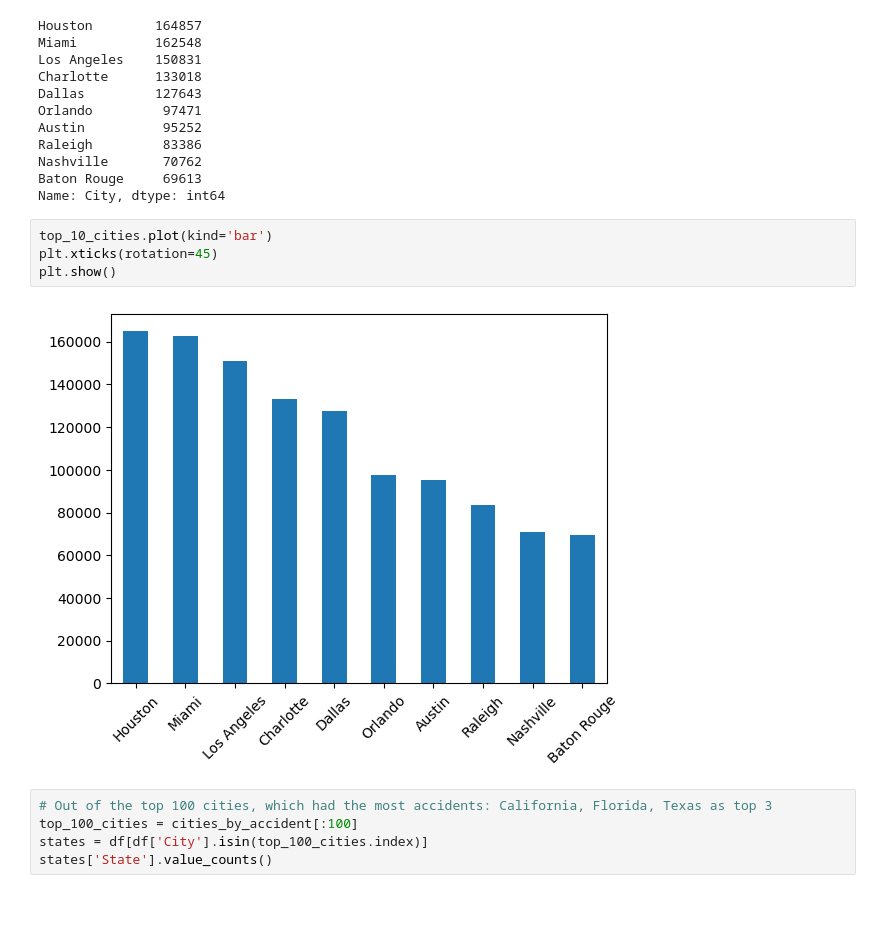
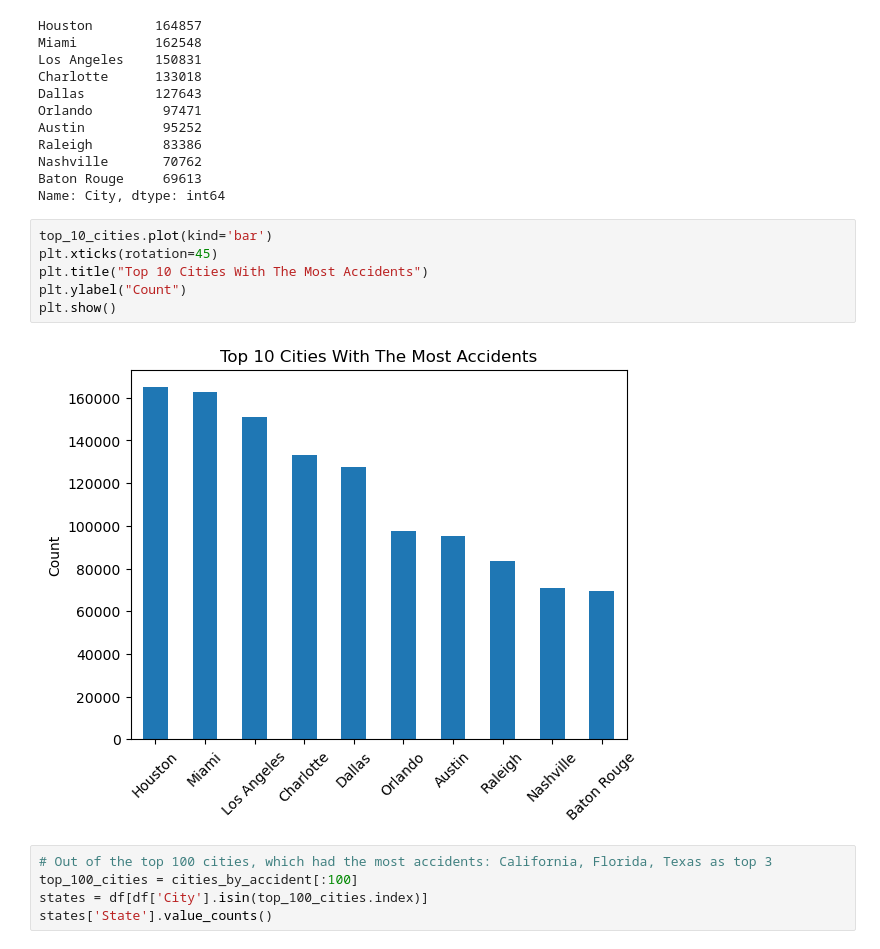
Before and after one commit to Kestrel86/US_AccidentModel, a Jupyter notebook: US_Accidents_EDA.ipynb, the cells around one changed output. Saved outputs shown, nothing was run; the diff lists cells and outputs as text; blank space fills up the shorter version.

```diff
--- a/US_Accidents_EDA.ipynb
+++ b/US_Accidents_EDA.ipynb
@@ -228,9 +228,11 @@ Name: City, dtype: int64
 # %%
 top_10_cities.plot(kind='bar')
 plt.xticks(rotation=45)
+plt.title("Top 10 Cities With The Most Accidents")
+plt.ylabel("Count")
 plt.show()
 # %% [output]
-[figure, old version]
+[figure, new version]
 # %%
 # Out of the top 100 cities, which had the most accidents: California, Florida, Texas as top 3
 top_100_cities = cities_by_accident[:100]
```
Also changed, not shown: parts of 8 cells of this notebook.
